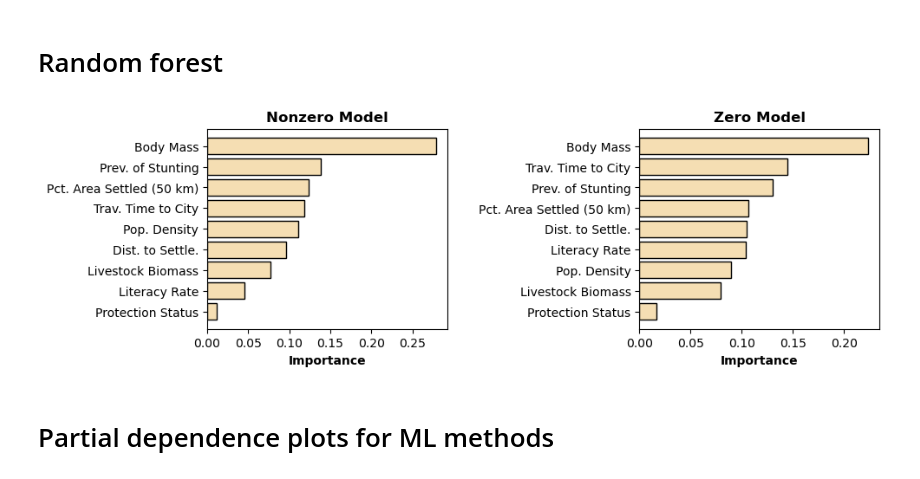
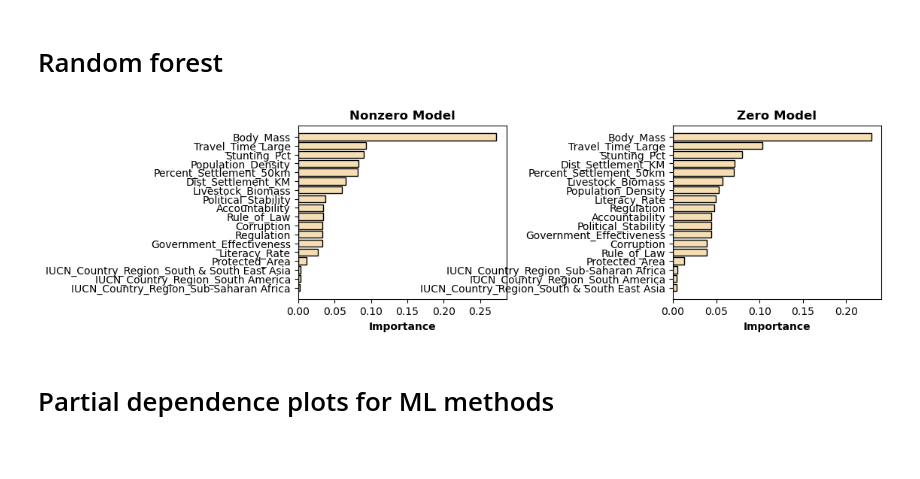
Before and after one commit to emiliolr/life-hunting, a Jupyter notebook: notebooks/final_model_exploration.ipynb, the cells around one changed output. Saved outputs shown, nothing was run; the diff lists cells and outputs as text; code cells hidden in the pictures.

```diff
--- a/notebooks/final_model_exploration.ipynb
+++ b/notebooks/final_model_exploration.ipynb
@@ -17,7 +17,7 @@ from utils import preprocess_data, get_zero_nonzero_datasets
 # %%
 # Read in saved models
 model_base_path = '/Users/emiliolr/Google Drive/My Drive/LIFE/hunting_analysis/final_models'
-models = {'rf' : {'fp': 'rf_hurdle_10.0mins.pkl'},
+models = {'rf' : {'fp': 'rf_hurdle_gov_10.0mins.pkl'},
           'xgboost' : {'fp' : 'xgboost_hurdle_10.0mins.pkl'},
           'pymer' : {'fp' : 'pymer_hurdle.pkl'}}
 
@@ -92,35 +92,35 @@ plot_names = {'Dist_Settlement_KM' : 'Dist. to Settle.',
               'Protected_Area' : 'Protection Status',
               'Literacy_Rate' : 'Literacy Rate',
               'Travel_Time_Large' : 'Trav. Time to City',
               'Livestock_Biomass' : 'Livestock Biomass',
               'Percent_Settlement_50km' : 'Pct. Area Settled (50 km)'}
 
 fig, axs = plt.subplots(1, 2, figsize = (10, 3), sharey = False)
 
 for i, model_name in enumerate(sub_models.keys()):
     ax = axs[i]
 
     model = sub_models[model_name]
     # model.model.estimator.importance_type = 'gain'
 
     imp = model.feature_importances_
     feat = model.feature_names_in_
-    feat = [plot_names[f] for f in feat]
+    # feat = [plot_names[f] for f in feat]
 
     #  sorting by feature importance score
     feat_imp_df = pd.DataFrame({'feature' : feat, 'importance' : imp})
     feat_imp_df = feat_imp_df.sort_values('importance')
 
     ax.barh(feat_imp_df['feature'], feat_imp_df['importance'], color = 'wheat', edgecolor = 'black')
     ax.set_title(f'{model_name} model'.title(), weight = 'bold')
     ax.set_xlabel('Importance', weight = 'bold')
 
 fig.subplots_adjust(wspace = 0.8)
 
 # plt.savefig('/Users/emiliolr/Desktop/feature_importances_rf.png', bbox_inches = 'tight', dpi = 400)
 plt.show()
 # %% [output]
-[figure, old version]
+[figure, new version]
 # %%
 # Joint importance scores, for area of applicability
 zero_model_imp = {f : i for f, i in zip(rf_hurdle.zero_model.feature_names_in_, rf_hurdle.zero_model.feature_importances_)}
```
Also changed, not shown: 9 other files.
